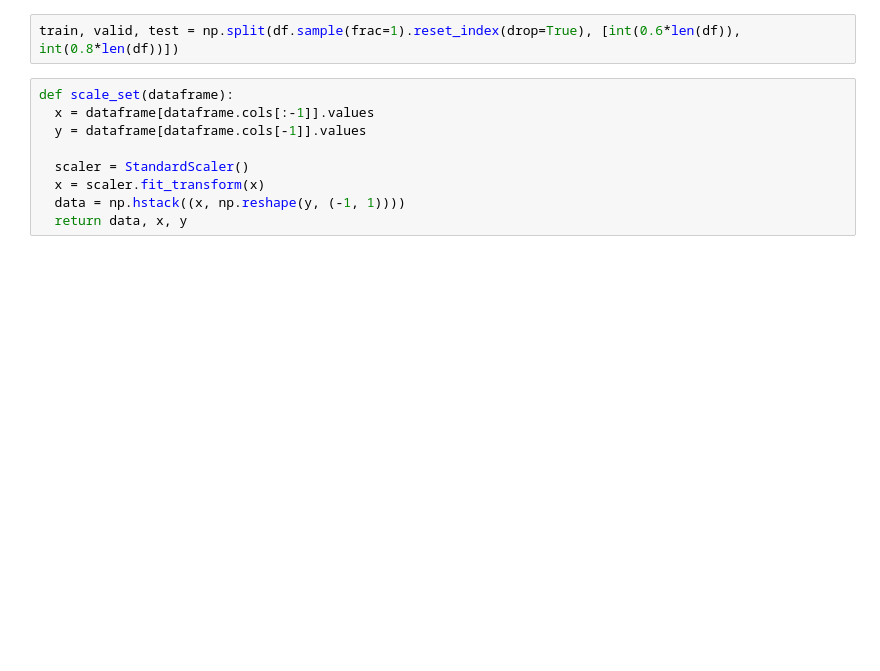
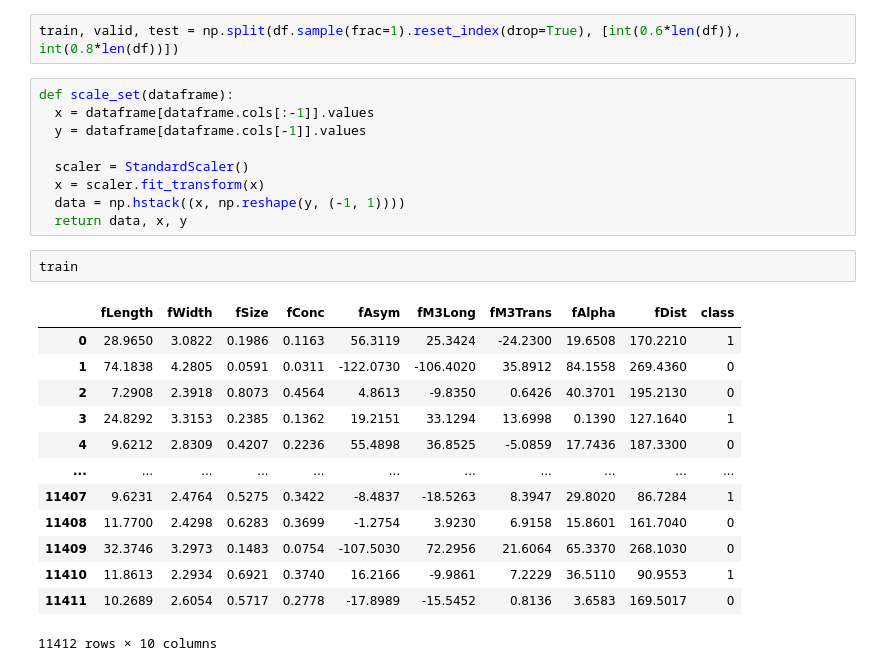
Before and after one commit to SattuSupCodes/AI_Colab, a Jupyter notebook: magic_csv.ipynb, the cells around one changed output. Drawn from its saved outputs; the diff is of its cells as text; blank space fills up the shorter version.

```diff
--- a/magic_csv.ipynb
+++ b/magic_csv.ipynb
@@ -61,3 +61,19 @@ def scale_set(dataframe):
   x = scaler.fit_transform(x)
   data = np.hstack((x, np.reshape(y, (-1, 1))))
   return data, x, y
+# %%
+train
+# %% [output]
+|  | fLength | fWidth | fSize | fConc | fAsym | fM3Long | fM3Trans | fAlpha | fDist | class |
+| 0 | 28.9650 | 3.0822 | 0.1986 | 0.1163 | 56.3119 | 25.3424 | -24.2300 | 19.6508 | 170.2210 | 1 |
+| 1 | 74.1838 | 4.2805 | 0.0591 | 0.0311 | -122.0730 | -106.4020 | 35.8912 | 84.1558 | 269.4360 | 0 |
+| 2 | 7.2908 | 2.3918 | 0.8073 | 0.4564 | 4.8613 | -9.8350 | 0.6426 | 40.3701 | 195.2130 | 0 |
+| 3 | 24.8292 | 3.3153 | 0.2385 | 0.1362 | 19.2151 | 33.1294 | 13.6998 | 0.1390 | 127.1640 | 1 |
+| 4 | 9.6212 | 2.8309 | 0.4207 | 0.2236 | 55.4898 | 36.8525 | -5.0859 | 17.7436 | 187.3300 | 0 |
+| ... | ... | ... | ... | ... | ... | ... | ... | ... | ... | ... |
+| 11407 | 9.6231 | 2.4764 | 0.5275 | 0.3422 | -8.4837 | -18.5263 | 8.3947 | 29.8020 | 86.7284 | 1 |
+| 11408 | 11.7700 | 2.4298 | 0.6283 | 0.3699 | -1.2754 | 3.9230 | 6.9158 | 15.8601 | 161.7040 | 0 |
+| 11409 | 32.3746 | 3.2973 | 0.1483 | 0.0754 | -107.5030 | 72.2956 | 21.6064 | 65.3370 | 268.1030 | 0 |
+| 11410 | 11.8613 | 2.2934 | 0.6921 | 0.3740 | 16.2166 | -9.9861 | 7.2229 | 36.5110 | 90.9553 | 1 |
+| 11411 | 10.2689 | 2.6054 | 0.5717 | 0.2778 | -17.8989 | -15.5452 | 0.8136 | 3.6583 | 169.5017 | 0 |
+11412 rows × 10 columns
```
Also changed, not shown: parts of 2 cells of this notebook.
